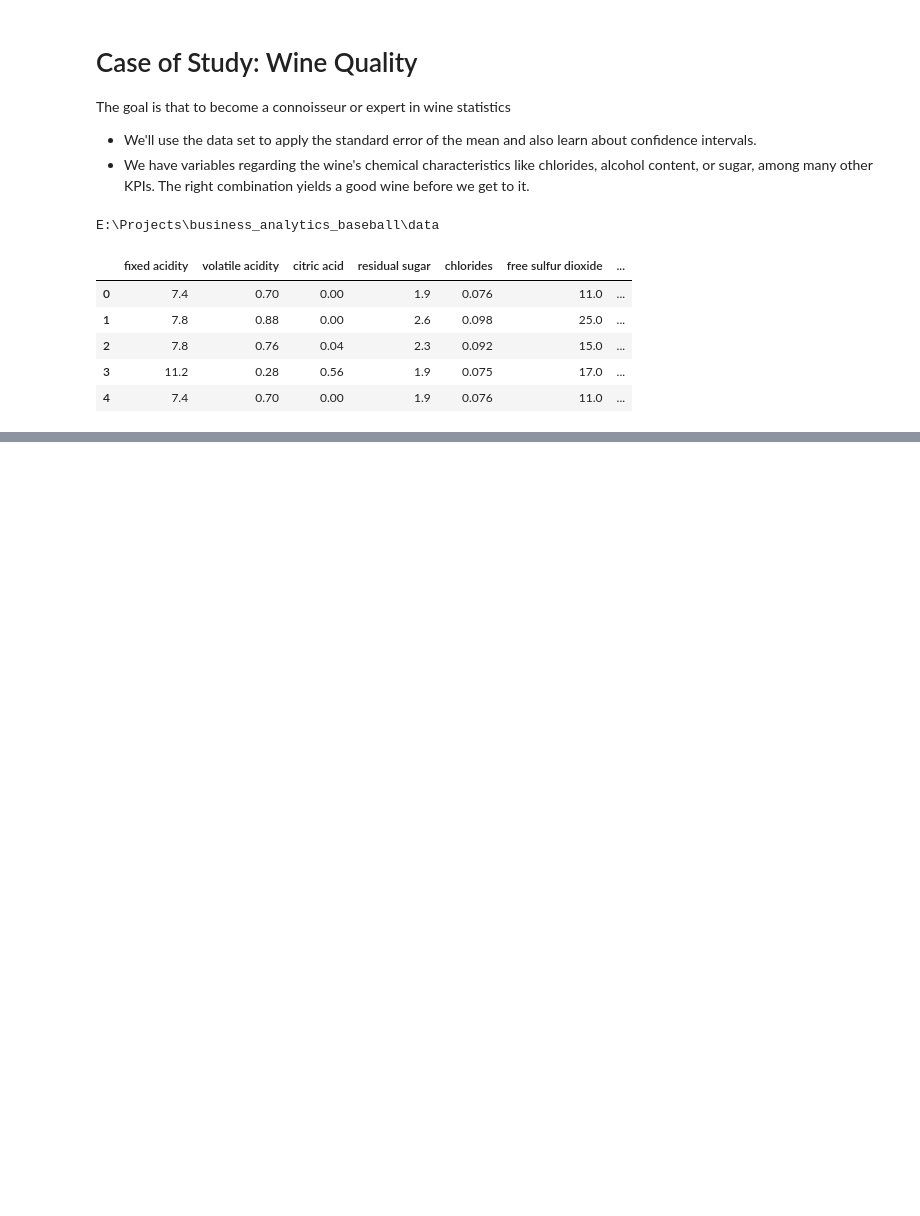
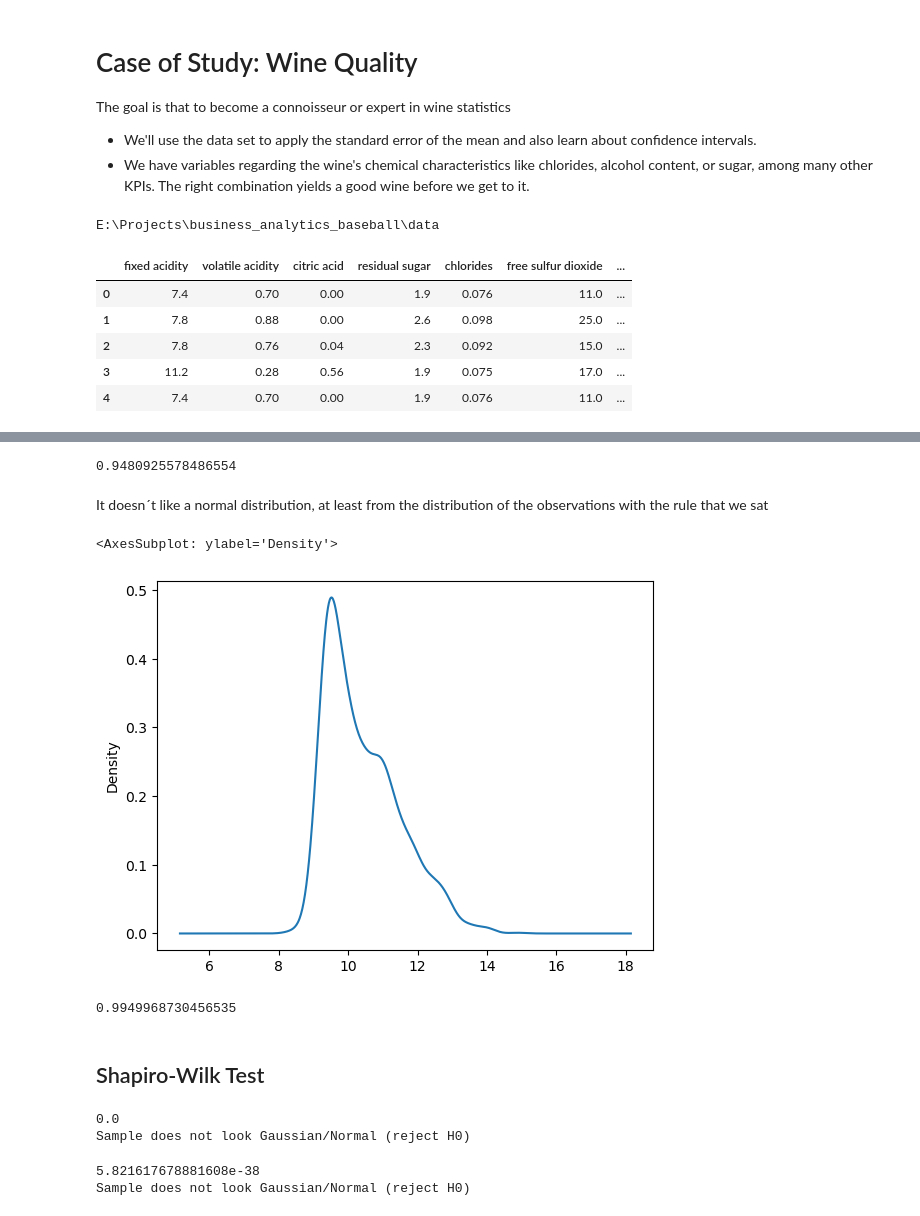
Before and after one commit to leomay282/business_analytics_baseball, a Jupyter notebook: Intermediary_statistics.ipynb, the cells around one changed output, grey strips where cells are left out. Drawn from its saved outputs; the diff is of its cells as text; code cells hidden in the pictures; blank space fills up the shorter version.

```diff
--- a/Intermediary_statistics.ipynb
+++ b/Intermediary_statistics.ipynb
@@ -27,0 +36,49 @@ df.head()
+# %%
+# Check de # of observations within X Standard deviations
+df.loc[(df.chlorides <= df.chlorides.mean() + 1 * df.chlorides.std()) &
+       (df.chlorides >= df.chlorides.mean() - 1 * df.chlorides.std())].chlorides.count()/df.chlorides.count()
+# %% [output]
+0.9480925578486554
+# %% [markdown]
+It doesn´t like a normal distribution, at least from the distribution of the observations with the rule that we sat
+# %%
+# Find what is the share of observations within 3 standard deviations of alcohol
+df.alcohol.plot.density()
+# %% [output]
+<AxesSubplot: ylabel='Density'>
+[figure, added]
+# %%
+df.loc[(df.alcohol<=df.alcohol.mean()+3*df.alcohol.std()) &
+       (df.alcohol>=df.alcohol.mean()-3*df.alcohol.std())].alcohol.count()/df.alcohol.count()
+# %% [output]
+0.9949968730456535
+# %% [markdown]
+## Shapiro-Wilk Test
+# %%
+# Shapiro-Wilk for Normality
+stat, p = st.shapiro(df.chlorides)
+print(p)
+# Condition
+if p > 0.05:
+# If yes
+    print('Sample looks Gaussian/Normal (Fail to reject H0)')
+# If not
+else:
+    print('Sample does not look Gaussian/Normal (reject H0)')
+# %% [output]
+0.0
+Sample does not look Gaussian/Normal (reject H0)
+# %%
+# Shapiro-Wilk for Sulfhates
+stat, p = st.shapiro(df.sulphates)
+print(p)
+# Condition
+if p > 0.05:
+# If yes
+    print('Sample looks Gaussian/Normal (Fail to reject H0)')
+# If not
+else:
+    print('Sample does not look Gaussian/Normal (reject H0)')
+# %% [output]
+5.821617678881608e-38
+Sample does not look Gaussian/Normal (reject H0)
```
Also changed, not shown: parts of 2 cells of this notebook.
